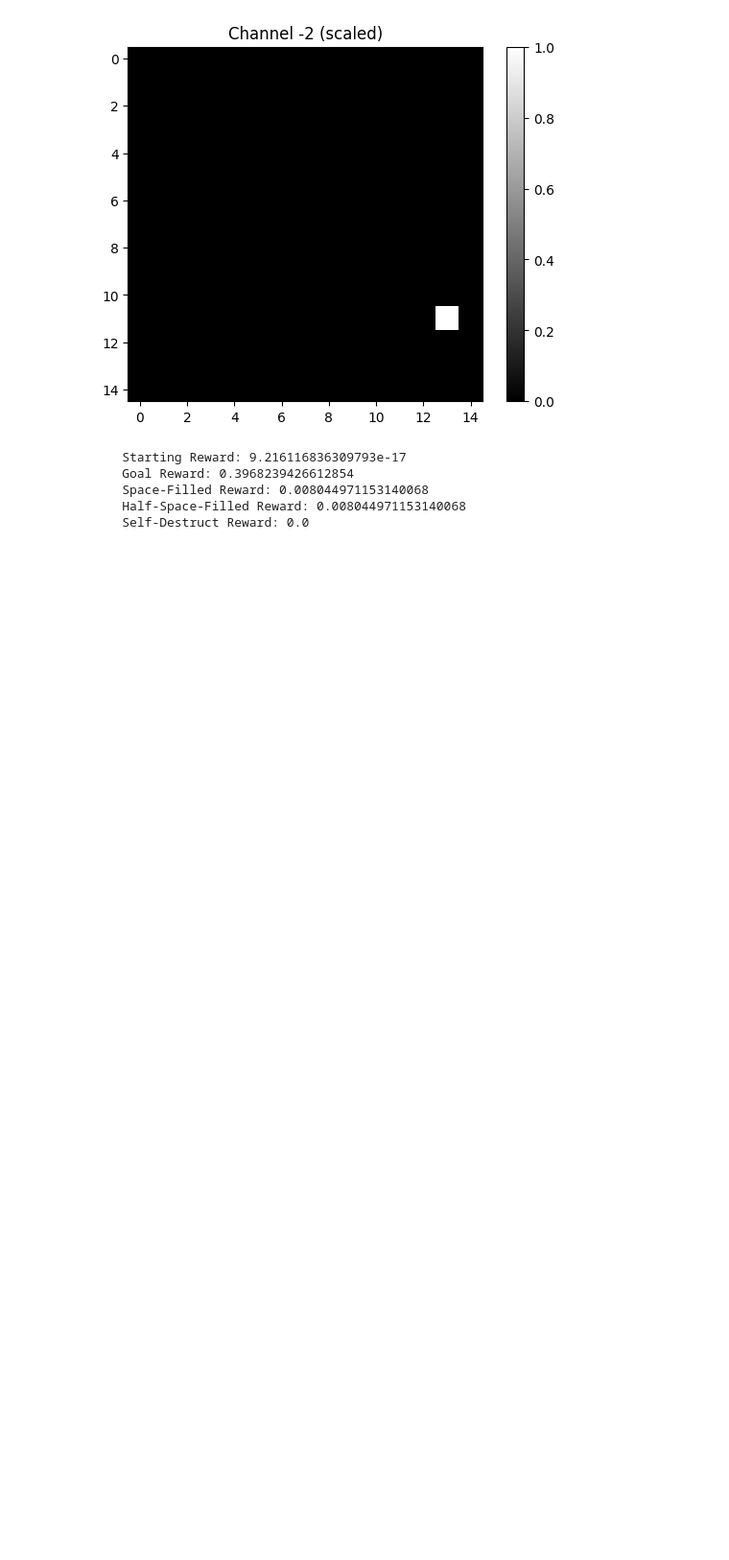
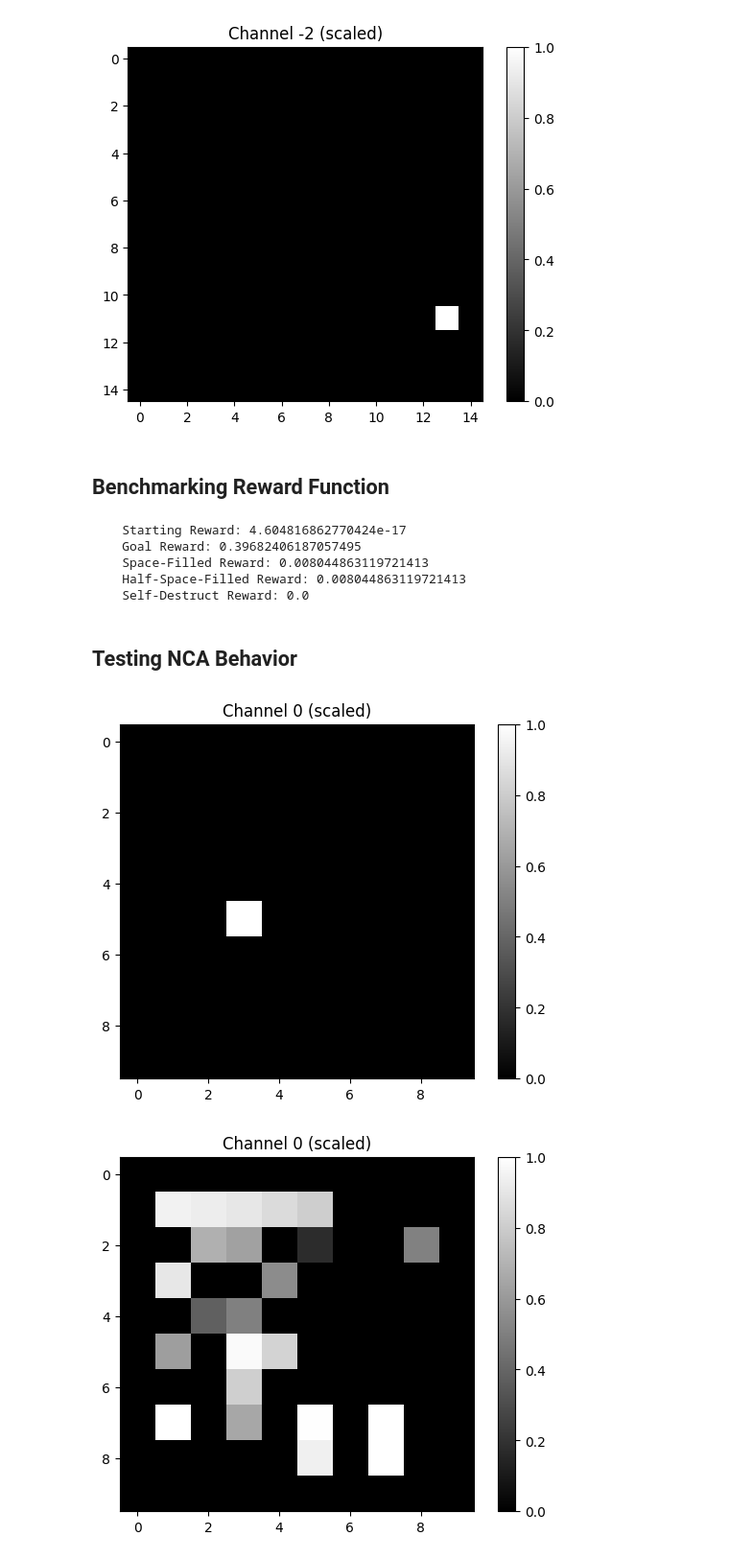
Before and after one commit to Rupellary/maze_nca, a Jupyter notebook: notebooks/testing.ipynb, the cells around one changed output. Shown at 96% size. Cells and saved outputs as stored; diff of their text form; code cells hidden in the pictures; blank space fills up the shorter version.

```diff
--- a/notebooks/testing.ipynb
+++ b/notebooks/testing.ipynb
@@ -22,8 +22,10 @@ plot_channel(env, -2)
 # %% [output]
 [figure]
 [figure]
+# %% [markdown]
+## Benchmarking Reward Function
 # %%
-config = EnvConfig(
+sim_config = EnvConfig(
     activity_cost=5,
     VI_goal_reward=0,
     VI_step_cost=1,
@@ -33,21 +35,56 @@ config = EnvConfig(
     max_width=10,
 )
 
-ca = NCAModel(
-    living_channels=8,
-    num_neurons=64,
-    death_threshold=0.05
-)
+ca = NCAModel(config = sim_config.to_tf_nca_cfg())
 
 benchmark_reward(
-    config,
+    sim_config,
     ca,
     batch_size=10,
-    base_seed=tf.constant([123, 456], dtype=tf.int32)
+    base_seed=tf.constant([1, 1], tf.int32)
 )
 # %% [output]
-    Starting Reward: 9.216116836309793e-17
-    Goal Reward: 0.3968239426612854
-    Space-Filled Reward: 0.008044971153140068
-    Half-Space-Filled Reward: 0.008044971153140068
+    Starting Reward: 4.604816862770424e-17
+    Goal Reward: 0.39682406187057495
+    Space-Filled Reward: 0.008044863119721413
+    Half-Space-Filled Reward: 0.008044863119721413
     Self-Destruct Reward: 0.0
+# %% [markdown]
+## Testing NCA Behavior
+# %%
+sim_config = EnvConfig(
+    activity_cost=5,
+    VI_goal_reward=0,
+    VI_step_cost=1,
+    reward_temperature=1e-1,
+    alive_scaled=False,
+    max_height=10,
+    max_width=10,
+)
+task_cfg = sim_config.to_tf_task_cfg()
+nca_cfg = sim_config.to_tf_nca_cfg()
+
+ca = NCAModel(config=nca_cfg)
+
+tasks = generate_batch(
+    tf_task_cfg = task_cfg,
+    batch_size = 10,
+    task_shape = sim_config.get_task_shape(),
+    base_seed = tf.constant([1, 1], dtype=tf.int32)
+)
+# %%
+seed = tf.constant([1, 1], tf.int32)
+
+world = ca.egg(tasks)
+plot_channel(world[0, ...], 0)
+
+for _ in range(5):
+    world = ca(
+        world=world,
+        seed=seed
+    )
+
+    plot_channel(world[0, ...], 0)
+# %% [output]
+[figure, added]
+[figure, added]
```
Also changed, not shown: parts of 4 cells of this notebook, 2 other files.
